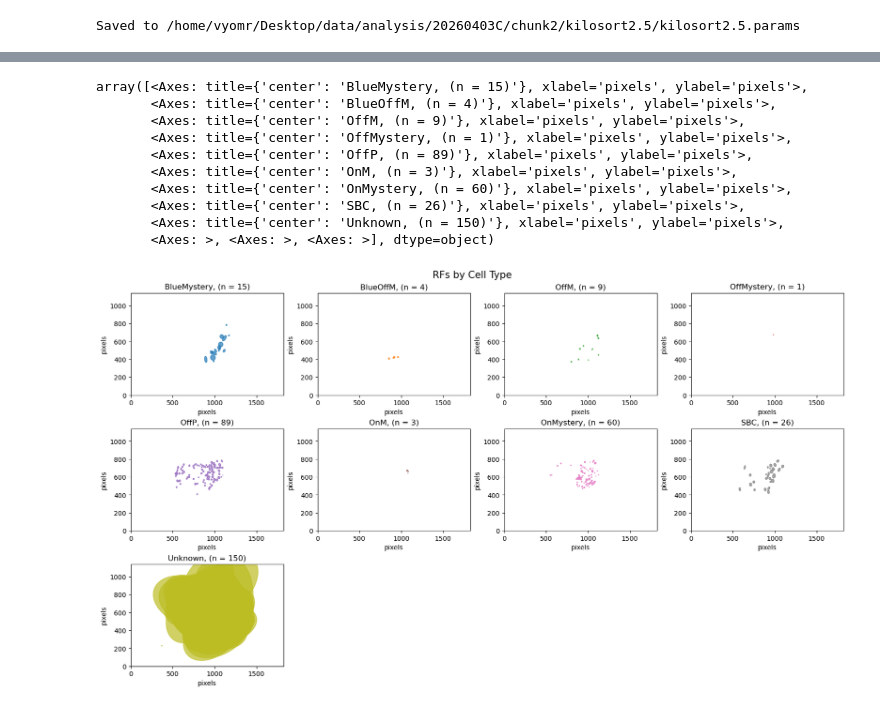
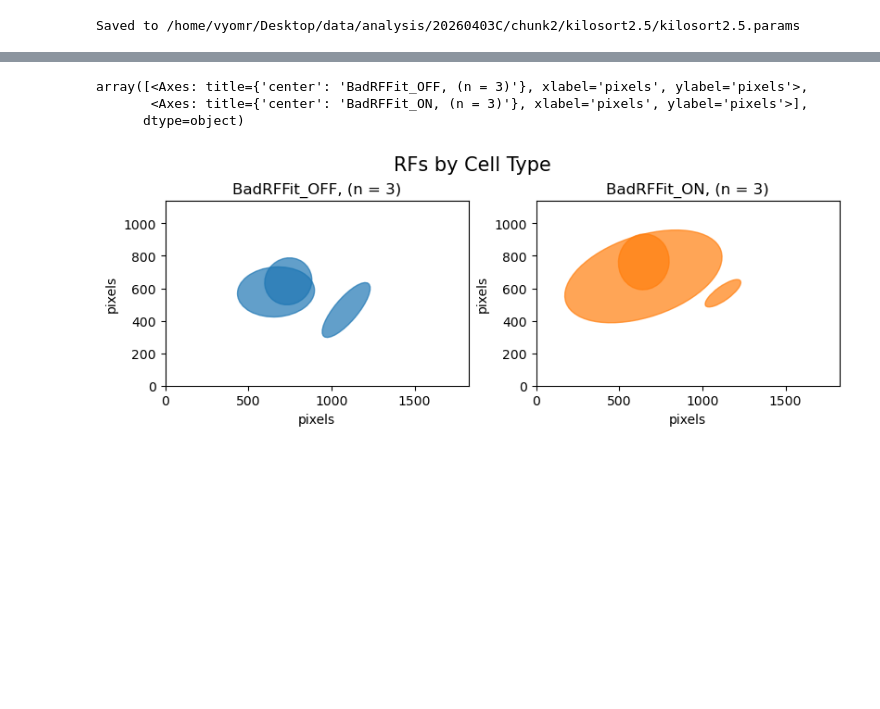
Before and after one commit to DRezeanu/retinanalysis, a Jupyter notebook: nbs/vr_rfs2.ipynb, the cells around one changed output, grey strips where cells are left out. Drawn from its saved outputs; the diff is of its cells as text; code cells hidden in the pictures; blank space fills up the shorter version.

```diff
--- a/nbs/vr_rfs2.ipynb
+++ b/nbs/vr_rfs2.ipynb
@@ -95,5 +93,5 @@ Saved to /home/vyomr/Desktop/data/analysis/20260403C/chunk2/kilosort2.5/kilosort
 # %%
-ac = ra.AnalysisChunk(exp_name, 'chunk2')
+ac = ra.classes.analysis_chunk.AnalysisChunk(exp_name, 'chunk2')
 # %% [output]
 Loading VCD from /mnt/Volumes/data-1/analysis/20260403C/chunk2/kilosort2.5 ...
 VCD loaded with 440 cells.
@@ -128,15 +128,8 @@ BlueMystery      5
 Name: count, dtype: int64
 # %%
-ac.plot_rfs(cell_types=)
+ac.plot_rfs(cell_types=['BadRFFit_ON', 'BadRFFit_OFF', 'BadRFFit_ONOFF'])
 # %% [output]
-array([<Axes: title={'center': 'BlueMystery, (n = 15)'}, xlabel='pixels', ylabel='pixels'>,
-       <Axes: title={'center': 'BlueOffM, (n = 4)'}, xlabel='pixels', ylabel='pixels'>,
-       <Axes: title={'center': 'OffM, (n = 9)'}, xlabel='pixels', ylabel='pixels'>,
-       <Axes: title={'center': 'OffMystery, (n = 1)'}, xlabel='pixels', ylabel='pixels'>,
-       <Axes: title={'center': 'OffP, (n = 89)'}, xlabel='pixels', ylabel='pixels'>,
-       <Axes: title={'center': 'OnM, (n = 3)'}, xlabel='pixels', ylabel='pixels'>,
-       <Axes: title={'center': 'OnMystery, (n = 60)'}, xlabel='pixels', ylabel='pixels'>,
-       <Axes: title={'center': 'SBC, (n = 26)'}, xlabel='pixels', ylabel='pixels'>,
-       <Axes: title={'center': 'Unknown, (n = 150)'}, xlabel='pixels', ylabel='pixels'>,
-       <Axes: >, <Axes: >, <Axes: >], dtype=object)
+array([<Axes: title={'center': 'BadRFFit_OFF, (n = 3)'}, xlabel='pixels', ylabel='pixels'>,
+       <Axes: title={'center': 'BadRFFit_ON, (n = 3)'}, xlabel='pixels', ylabel='pixels'>],
+      dtype=object)
-[figure, old version]
+[figure, new version]
```
Also changed, not shown: parts of 8 cells of this notebook, 4 other files.
